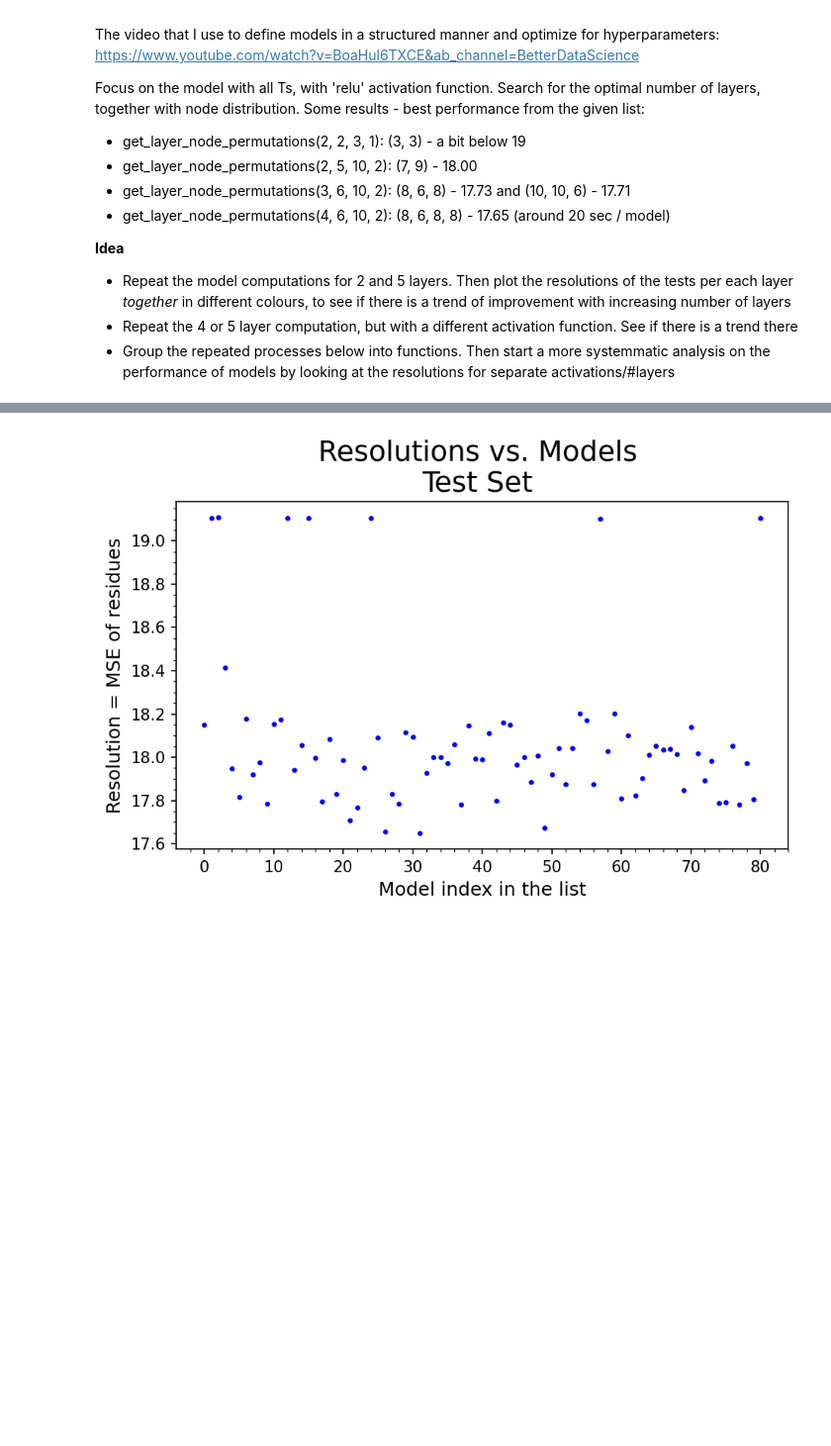
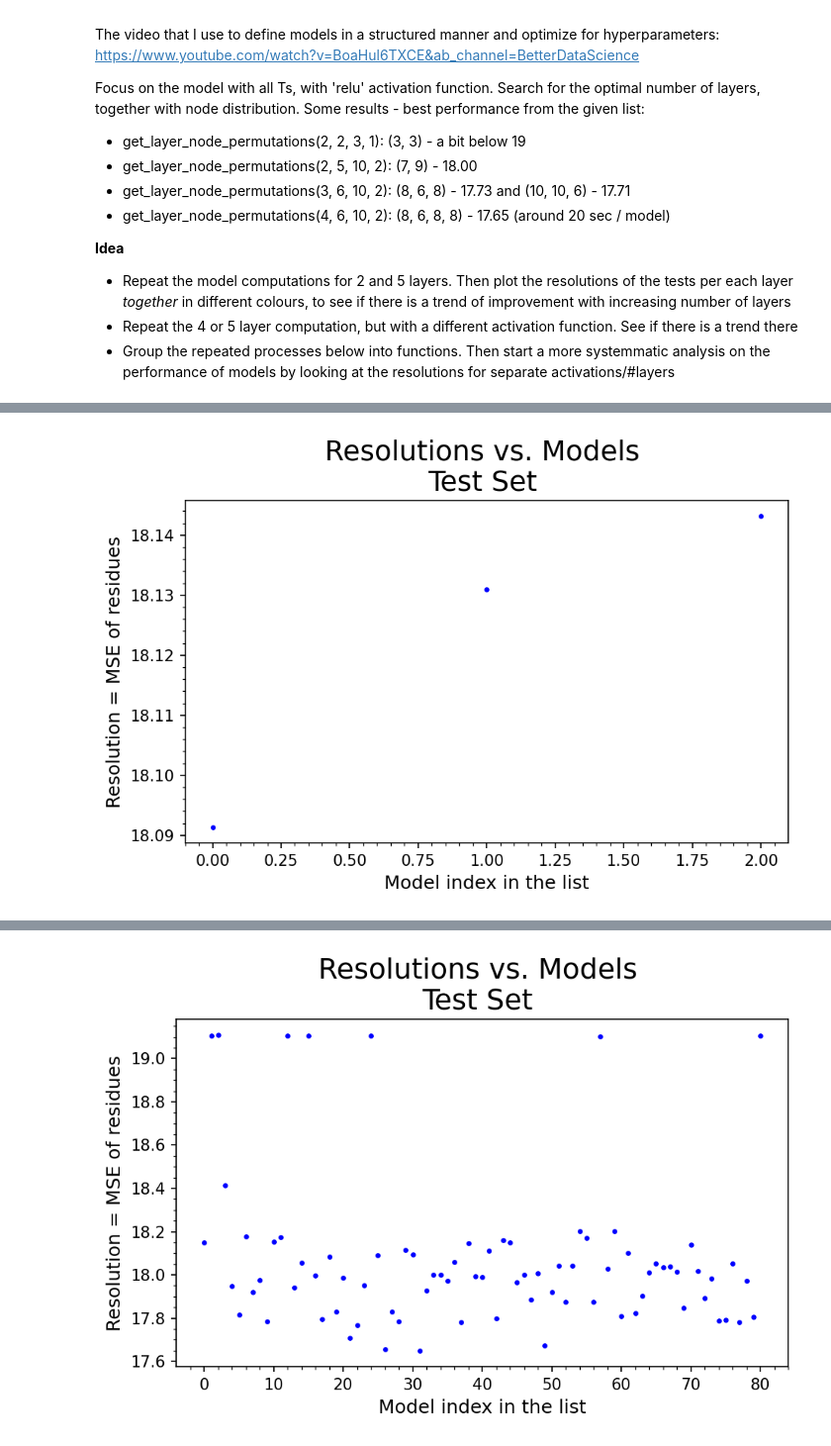
Before and after one commit to AndreiSecuiu/TimeResolutionImprovement-ML, a Jupyter notebook: Data 1 - Analysis_branch grid search.ipynb, the cells around one changed output, grey strips where cells are left out. Shown at 99% size. Cells and saved outputs as stored; diff of their text form; code cells hidden in the pictures; blank space fills up the shorter version.

```diff
--- a/Data 1 - Analysis_branch grid search.ipynb
+++ b/Data 1 - Analysis_branch grid search.ipynb
@@ -1608,0 +1640,7 @@ array([18.16903362, 17.87584729, 19.10373023, 18.02786237, 18.20324632,
+# %%
+# List of number nodes per each layer
+# and the hidden layer activation
+permutations_arg = (1, 6, 10, 2)
+layer_activation = 'relu'
+
+models_list, resolutions_train, resolutions_test = grid_search(permutations_arg, layer_activation=layer_activation)
@@ -1608,0 +1654,4 @@ array([18.16903362, 17.87584729, 19.10373023, 18.02786237, 18.20324632,
+# %%
+plot_resolutions(resolutions_test)
+# %% [output]
+[figure, added]
```
Also changed, not shown: parts of 11 cells of this notebook, 4 other files.
